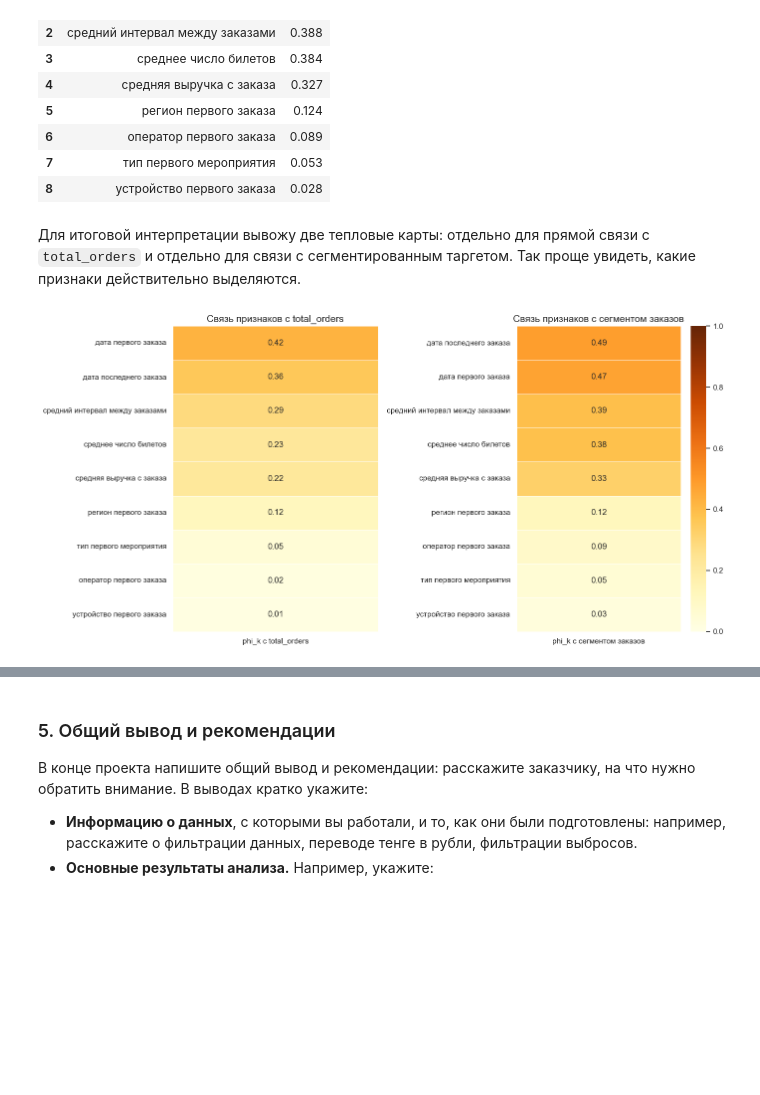
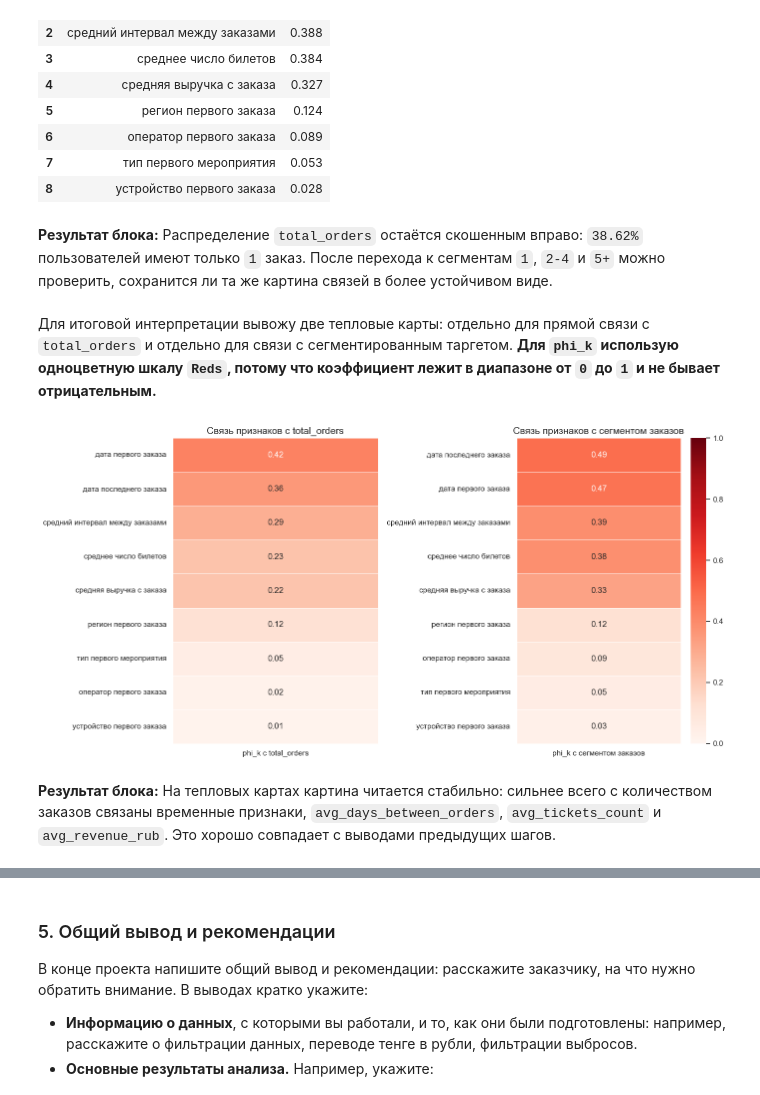
Before and after one commit to neiro/TaskModule2, a Jupyter notebook: work.ipynb, the cells around one changed output, grey strips where cells are left out. Cells and saved outputs as stored; diff of their text form; code cells hidden in the pictures; blank space fills up the shorter version.

```diff
--- a/work.ipynb
+++ b/work.ipynb
@@ -73,7 +77,6 @@ plt.rcParams['figure.figsize'] = (12, 6)
 plt.rcParams['axes.titlesize'] = 14
 plt.rcParams['axes.labelsize'] = 12
 
-# Fallback для старых версий matplotlib, где у Axes ещё нет метода bar_label.
 if not hasattr(Axes, 'bar_label'):
     def _bar_label(self, container, labels=None, label_type='edge', padding=0, **kwargs):
         bars = list(container)
@@ -124,6 +127,8 @@ if not hasattr(Axes, 'bar_label'):
                 **kwargs
             )
 
+        return bars
+
     Axes.bar_label = _bar_label
 # %% [markdown]
 Готовлю параметры подключения и текст SQL-запроса. Параметры беру из `.env`, а сам запрос оформляю в стиле урока: с `set_config_precode` и явными `JOIN`.
@@ -2251,8 +2616,10 @@ corr_order_group_summary[['Признак', 'phi_k']].round(3)
 | 6 | оператор первого заказа | 0.089 |
 | 7 | тип первого мероприятия | 0.053 |
 | 8 | устройство первого заказа | 0.028 |
+# %% [markdown]
+**Результат блока:** Распределение `total_orders` остаётся скошенным вправо: `38.62%` пользователей имеют только `1` заказ. После перехода к сегментам `1`, `2-4` и `5+` можно проверить, сохранится ли та же картина связей в более устойчивом виде.
 # %% [markdown]
-Для итоговой интерпретации вывожу две тепловые карты: отдельно для прямой связи с `total_orders` и отдельно для связи с сегментированным таргетом. Так проще увидеть, какие признаки действительно выделяются.
+Для итоговой интерпретации вывожу две тепловые карты: отдельно для прямой связи с `total_orders` и отдельно для связи с сегментированным таргетом. **Для `phi_k` использую одноцветную шкалу `Reds`, потому что коэффициент лежит в диапазоне от `0` до `1` и не бывает отрицательным.**
 # %%
 heatmap_total = (
     corr_total_orders_summary[['Признак', 'phi_k']]
@@ -2272,36 +2639,38 @@ sns.heatmap(
     heatmap_total,
     annot=True,
     fmt='.2f',
-    cmap='YlOrBr',
+    cmap='Reds',
     vmin=0,
     vmax=1,
     linewidths=0.5,
     cbar=False,
     ax=axes[0]
 )
 axes[0].set_title('Связь признаков с total_orders')
 axes[0].set_xlabel('')
 axes[0].set_ylabel('')
 
 sns.heatmap(
     heatmap_group,
     annot=True,
     fmt='.2f',
-    cmap='YlOrBr',
+    cmap='Reds',
     vmin=0,
     vmax=1,
     linewidths=0.5,
     cbar=True,
     ax=axes[1]
 )
 axes[1].set_title('Связь признаков с сегментом заказов')
 axes[1].set_xlabel('')
 axes[1].set_ylabel('')
 
 plt.tight_layout()
 plt.show()
 # %% [output]
-[figure, old version]
+[figure, new version]
+# %% [markdown]
+**Результат блока:** На тепловых картах картина читается стабильно: сильнее всего с количеством заказов связаны временные признаки, `avg_days_between_orders`, `avg_tickets_count` и `avg_revenue_rub`. Это хорошо совпадает с выводами предыдущих шагов.
 # %% [markdown]
 **Промежуточный вывод (шаг 4.4.1):**
 
```
Also changed, not shown: parts of 74 cells of this notebook.
